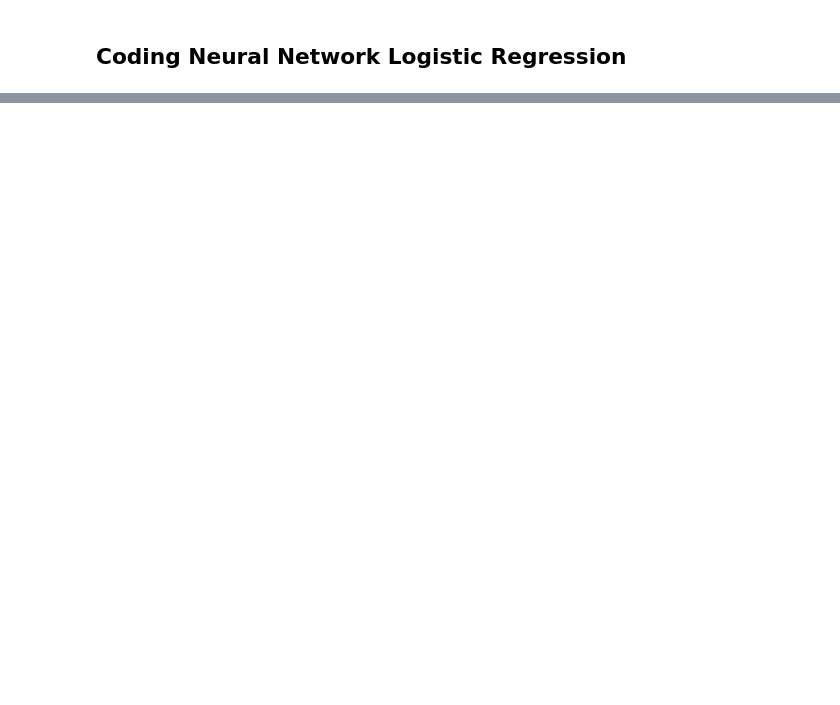
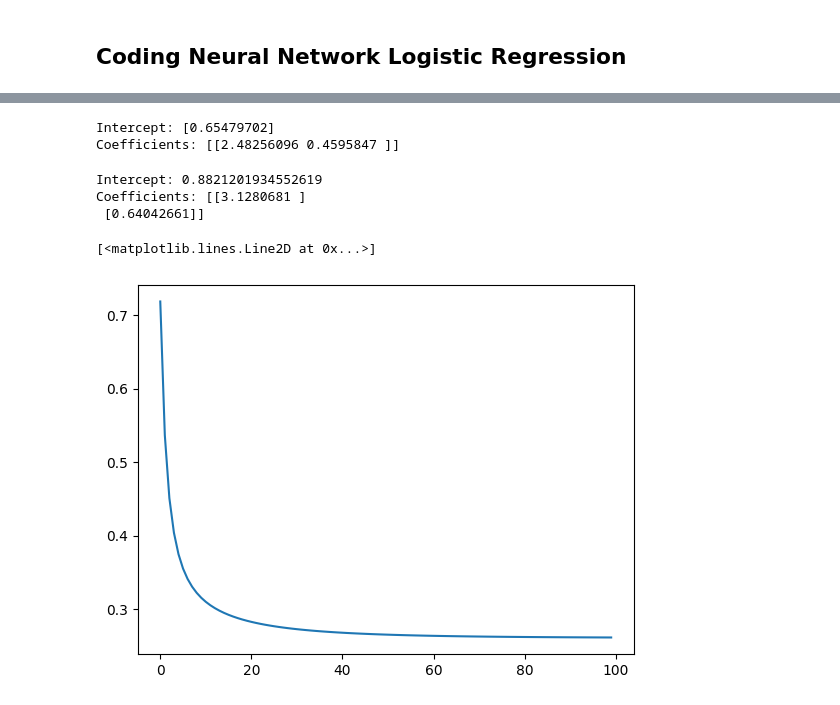
Before and after one commit to yukikitayama/machine-learning, a Jupyter notebook: notebook/neural_network.ipynb, the cells around one changed output, grey strips where cells are left out. Cells and saved outputs as stored; diff of their text form; code cells hidden in the pictures; blank space fills up the shorter version.

```diff
--- a/notebook/neural_network.ipynb
+++ b/notebook/neural_network.ipynb
@@ -284,0 +356,29 @@ cost = 6.000064773192205
+# %%
+model = LogisticRegression()
+model.fit(X, y)
+
+print(f'Intercept: {model.intercept_}')
+print(f'Coefficients: {model.coef_}')
+# %% [output]
+Intercept: [0.65479702]
+Coefficients: [[2.48256096 0.4595847 ]]
+# %%
+w = np.array([
+    [0.01],
+    [0.01]
+])
+b = 0.5
+
+params, grads, cost = optimize(w, b, X.T, y.T, num_iterations=10000, learning_rate=0.01)
+
+print(f'Intercept: {params["b"]}')
+print(f'Coefficients: {params["w"]}')
+# %% [output]
+Intercept: 0.8821201934552619
+Coefficients: [[3.1280681 ]
+ [0.64042661]]
+# %%
+plt.plot(cost)
+# %% [output]
+[<matplotlib.lines.Line2D at 0x...>]
+[figure, added]
```
Also changed, not shown: parts of 4 cells of this notebook.
